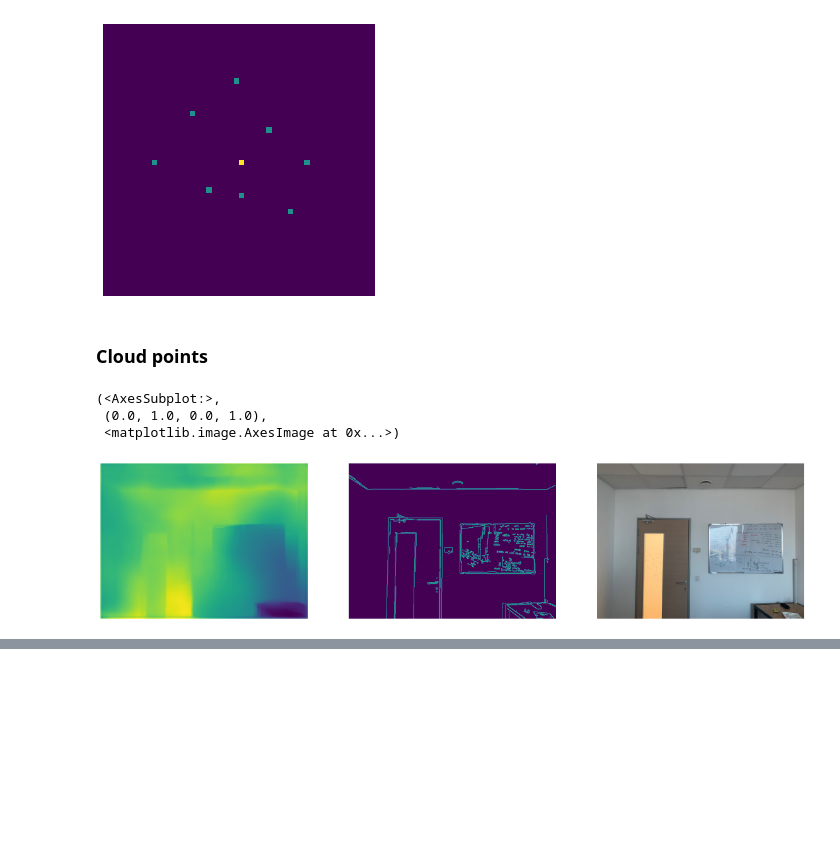
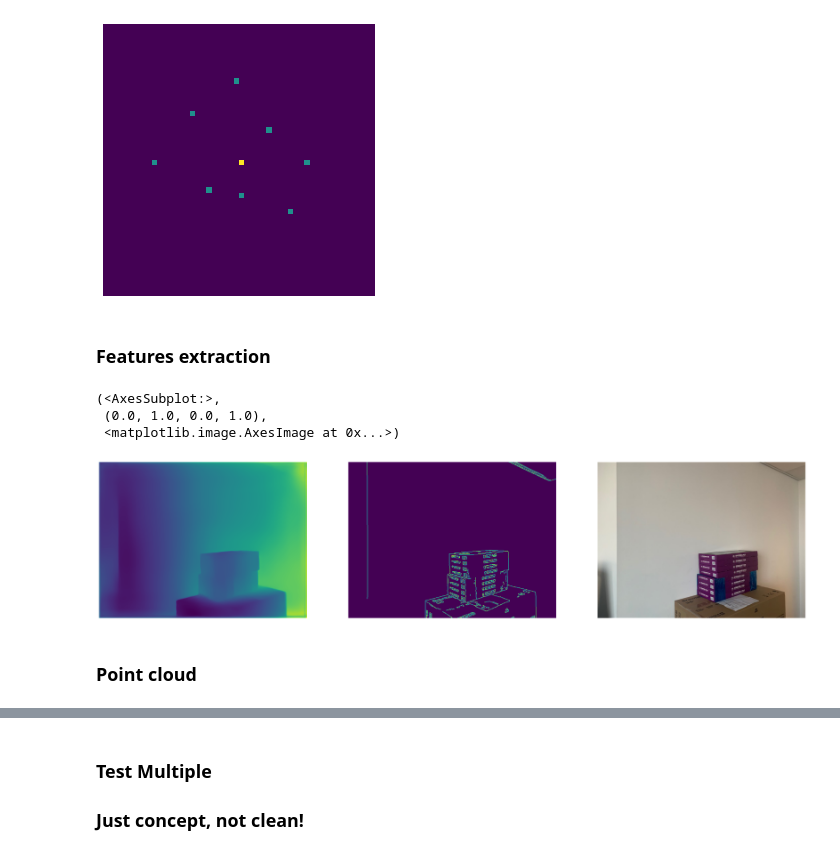
Before and after one commit to korenh/Reconstruction3D, a Jupyter notebook: main.ipynb, the cells around one changed output, grey strips where cells are left out. Saved outputs shown, nothing was run; the diff lists cells and outputs as text; code cells hidden in the pictures; blank space fills up the shorter version.

```diff
--- a/main.ipynb
+++ b/main.ipynb
@@ -86,19 +89,21 @@ f = plt.figure(figsize=(5, 5)), plt.axis('off'), plt.imshow(data.T)
 # %% [output]
 [figure]
 # %% [markdown]
-### Cloud points
+### Features extraction
 # %%
-o_img=np.array(Image.open(str('./images/0.jpg')).resize((640,480)))
+o_img=np.array(Image.open(str('./images/round1/180.jpg')).resize((640,480)))
 d_img=predict(model, o_img)
-e_img=cv2.Canny(o_img,100,200)
+e_img = cv2.Canny(o_img, 100, 200)
 
-f = plt.figure(figsize=(20, 5))
+f = plt.figure(figsize=(30, 10))
 f.add_subplot(1, 3, 1), plt.axis('off'), plt.imshow(d_img)
 f.add_subplot(1, 3, 2), plt.axis('off'), plt.imshow(e_img)
 f.add_subplot(1, 3, 3), plt.axis('off'), plt.imshow(o_img)
 # %% [output]
 (<AxesSubplot:>,
  (0.0, 1.0, 0.0, 1.0),
  <matplotlib.image.AxesImage at 0x...>)
-[figure, old version]
+[figure, new version]
+# %% [markdown]
+### Point cloud
 # %%
@@ -109,3 +117,7 @@ fig = px.scatter_3d(x = x, y = y, z = z, height=500)
 fig.update_traces(marker=dict(size=1, line=dict(width=1,color='black')))
 # %% [output]
 [interactive output not drawn]
+# %% [markdown]
+### Test Multiple
+
+### Just concept, not clean!
```
Also changed, not shown: parts of 4 cells of this notebook.
